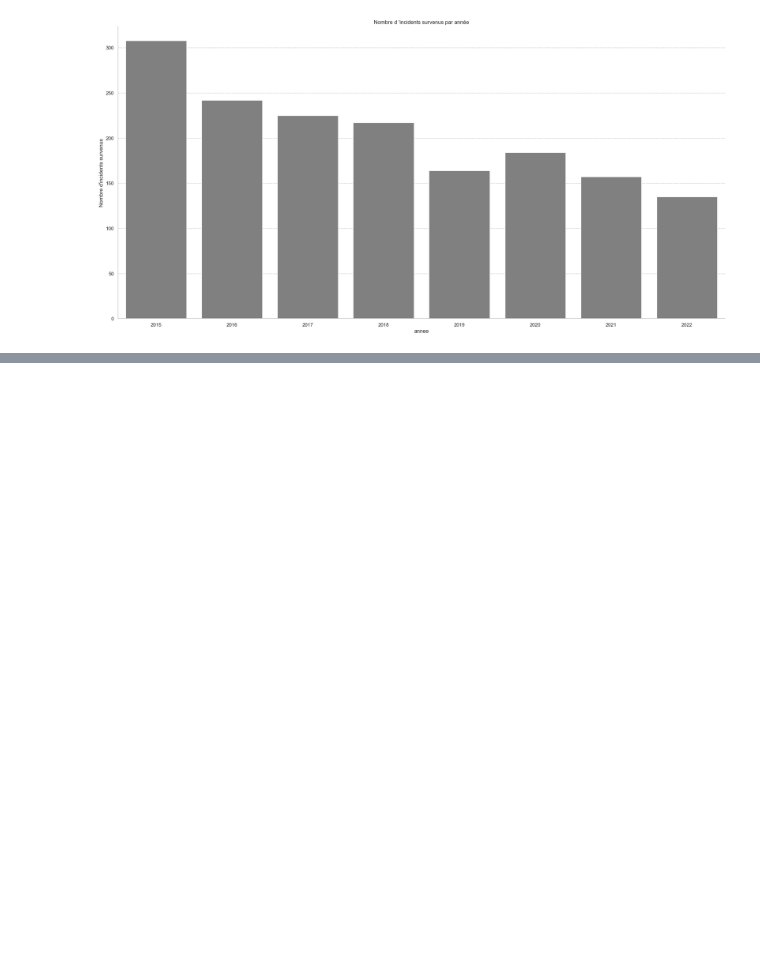
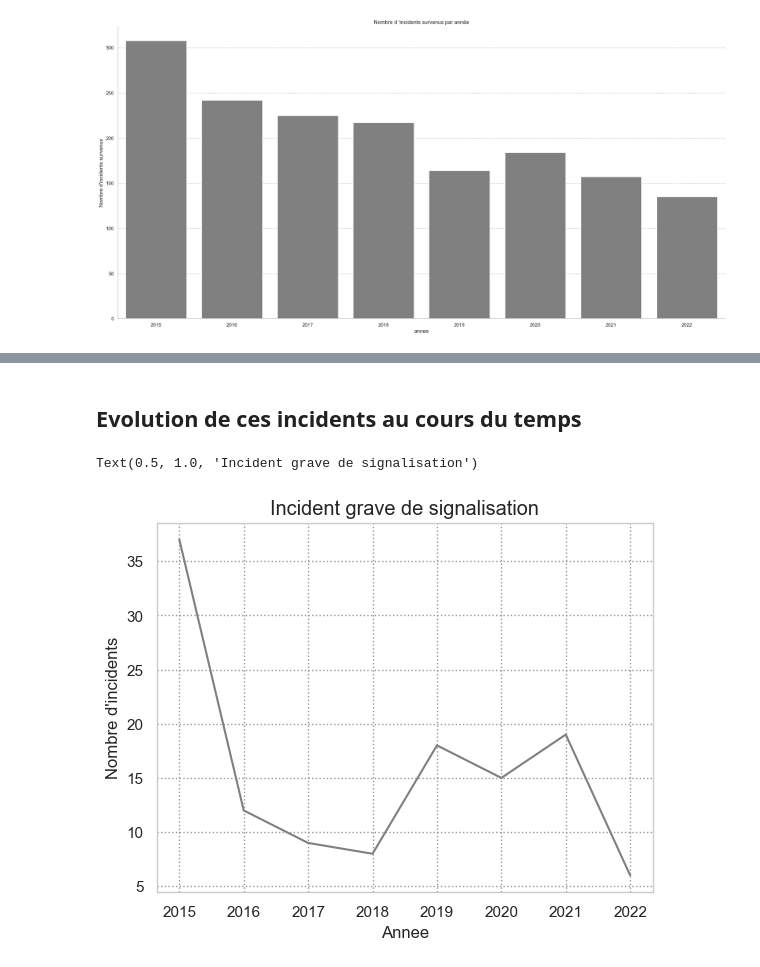
Before and after one commit to gbiaou/Projet_Python_SNCF, a Jupyter notebook: incidents_de_sécurité.ipynb, the cells around one changed output, grey strips where cells are left out. Cells and saved outputs as stored; diff of their text form; code cells hidden in the pictures; blank space fills up the shorter version.

```diff
--- a/incidents_de_sécurité.ipynb
+++ b/incidents_de_sécurité.ipynb
@@ -50,0 +56,5 @@ plt.plot(df3['annee'], df3['niveau_gravite'], "gray")
+# %%
+df4=incident.groupby('type_event').agg({'type_event': "count"})
+df4.rename(columns = {'type_event':'nb_occurence'}, inplace = True)
+df4=df4.sort_values('nb_occurence', ascending = False).head(10)
+df4
@@ -50,0 +74,12 @@ plt.plot(df3['annee'], df3['niveau_gravite'], "gray")
+# %% [markdown]
+## Evolution de ces incidents au cours du temps
+# %%
+freq_event=np.array(df4.index)
+df=incident[incident['type_event']==freq_event[4]].groupby('annee').agg({'type_event':"count"})
+plt.plot(df.index, df['type_event'], "gray")
+plt.xlabel('Annee')
+plt.ylabel('Nombre d\'incidents')
+plt.title(freq_event[4])
+# %% [output]
+Text(0.5, 1.0, 'Incident grave de signalisation')
+[figure, added]
```
Also changed, not shown: parts of 5 cells of this notebook.
